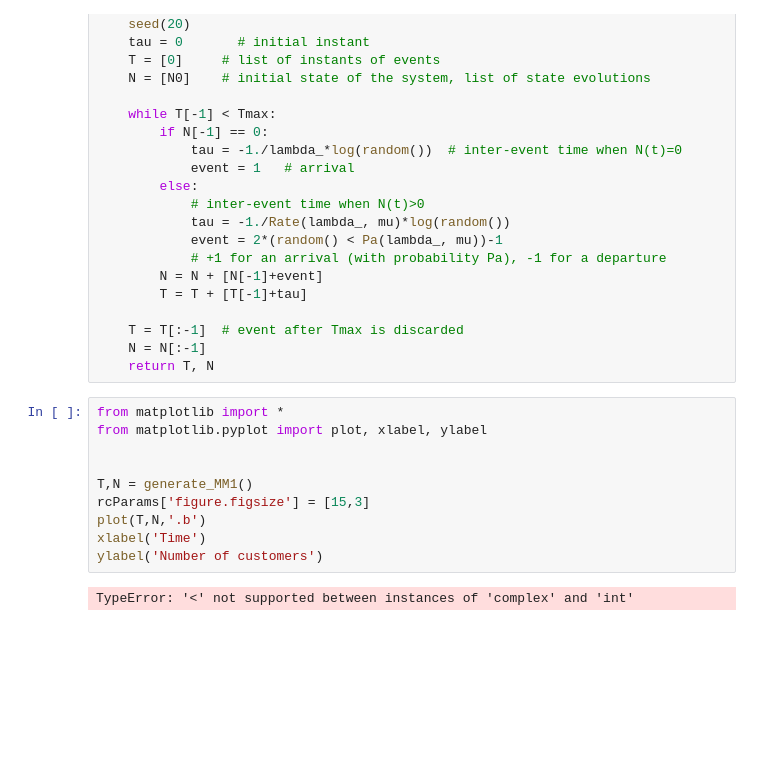
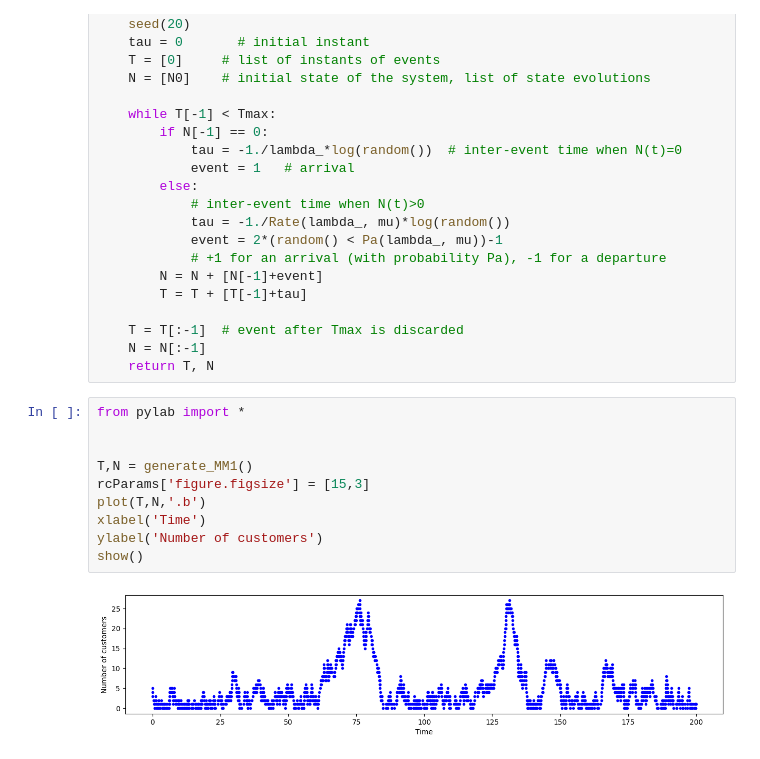
Before and after one commit to Roy-de/Codes, a Jupyter notebook: MM1.ipynb, the cells around one changed output. Saved outputs shown, nothing was run; the diff lists cells and outputs as text; blank space fills up the shorter version.

```diff
--- a/MM1.ipynb
+++ b/MM1.ipynb
@@ -52,14 +52,14 @@ def generate_MM1(lambda_=4, mu=5, N0=5, Tmax=200):
     N = N[:-1]
     return T, N
 # %%
-from matplotlib import *
-from matplotlib.pyplot import plot, xlabel, ylabel
+from pylab import *
 
 
 T,N = generate_MM1()
 rcParams['figure.figsize'] = [15,3]
 plot(T,N,'.b')
 xlabel('Time')
 ylabel('Number of customers')
+show()
 # %% [output]
-TypeError: '<' not supported between instances of 'complex' and 'int'
+[figure, added]
```
Also changed, not shown: 5 other files.
